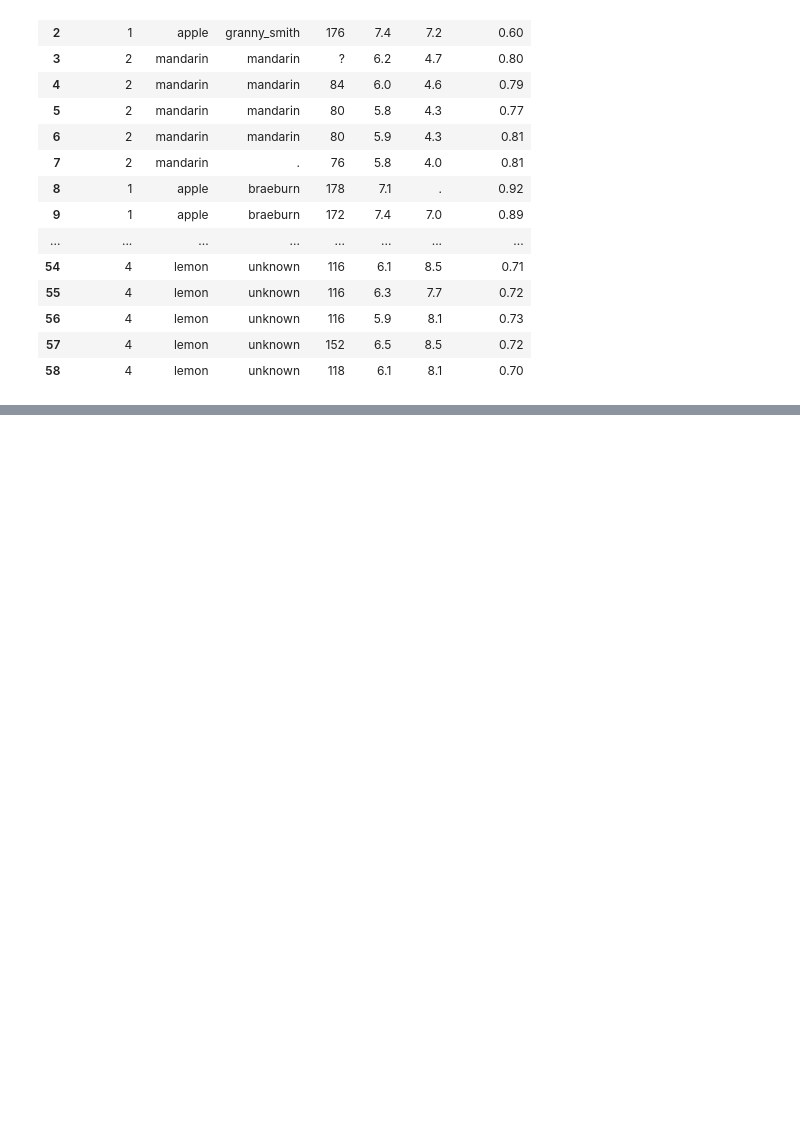
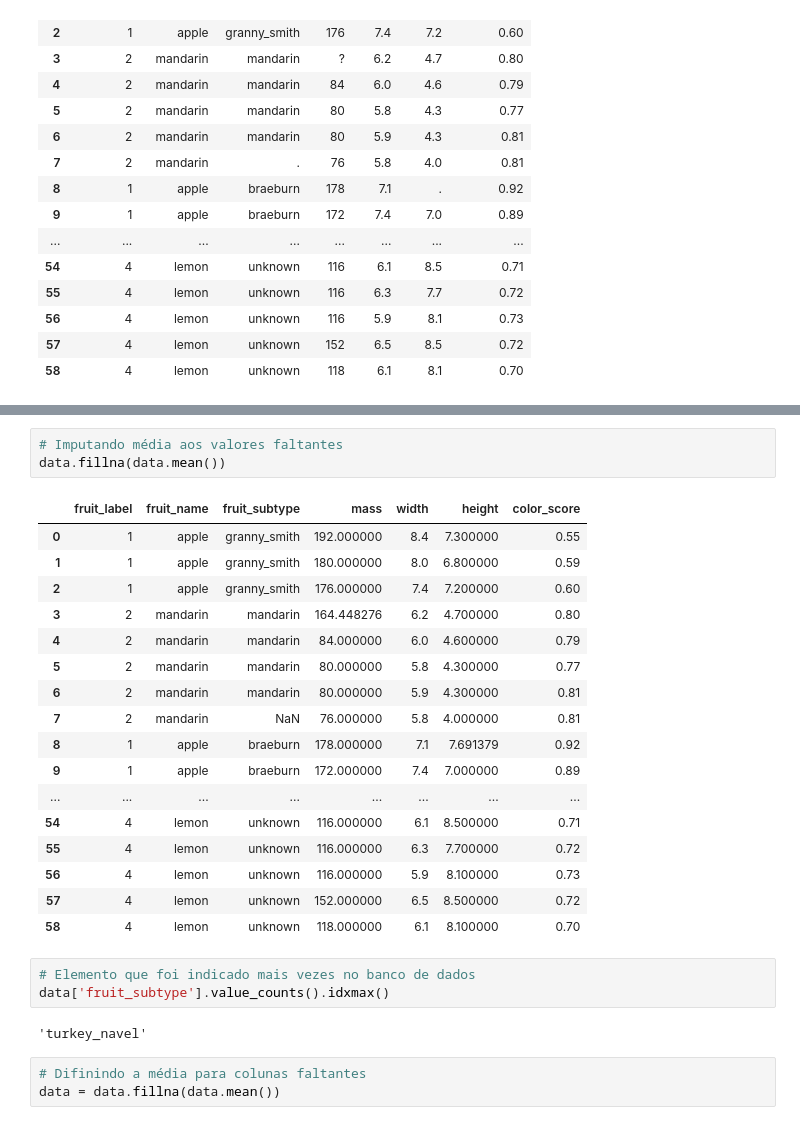
Before and after one commit to JoshuelNobre/machine-learning-lead-course, a Jupyter notebook: Aula01/1.2.ipynb, the cells around one changed output, grey strips where cells are left out. Saved outputs shown, nothing was run; the diff lists cells and outputs as text; blank space fills up the shorter version.

```diff
--- a/Aula01/1.2.ipynb
+++ b/Aula01/1.2.ipynb
@@ -24,0 +88,29 @@ data
+# %%
+# Imputando média aos valores faltantes
+data.fillna(data.mean())
+# %% [output]
+|  | fruit_label | fruit_name | fruit_subtype | mass | width | height | color_score |
+| 0 | 1 | apple | granny_smith | 192.000000 | 8.4 | 7.300000 | 0.55 |
+| 1 | 1 | apple | granny_smith | 180.000000 | 8.0 | 6.800000 | 0.59 |
+| 2 | 1 | apple | granny_smith | 176.000000 | 7.4 | 7.200000 | 0.60 |
+| 3 | 2 | mandarin | mandarin | 164.448276 | 6.2 | 4.700000 | 0.80 |
+| 4 | 2 | mandarin | mandarin | 84.000000 | 6.0 | 4.600000 | 0.79 |
+| 5 | 2 | mandarin | mandarin | 80.000000 | 5.8 | 4.300000 | 0.77 |
+| 6 | 2 | mandarin | mandarin | 80.000000 | 5.9 | 4.300000 | 0.81 |
+| 7 | 2 | mandarin | NaN | 76.000000 | 5.8 | 4.000000 | 0.81 |
+| 8 | 1 | apple | braeburn | 178.000000 | 7.1 | 7.691379 | 0.92 |
+| 9 | 1 | apple | braeburn | 172.000000 | 7.4 | 7.000000 | 0.89 |
+| ... | ... | ... | ... | ... | ... | ... | ... |
+| 54 | 4 | lemon | unknown | 116.000000 | 6.1 | 8.500000 | 0.71 |
+| 55 | 4 | lemon | unknown | 116.000000 | 6.3 | 7.700000 | 0.72 |
+| 56 | 4 | lemon | unknown | 116.000000 | 5.9 | 8.100000 | 0.73 |
+| 57 | 4 | lemon | unknown | 152.000000 | 6.5 | 8.500000 | 0.72 |
+| 58 | 4 | lemon | unknown | 118.000000 | 6.1 | 8.100000 | 0.70 |
+# %%
+# Elemento que foi indicado mais vezes no banco de dados
+data['fruit_subtype'].value_counts().idxmax()
+# %% [output]
+'turkey_navel'
+# %%
+# Difinindo a média para colunas faltantes
+data = data.fillna(data.mean())
```
Also changed, not shown: parts of 38 cells of this notebook, 3 other files.
